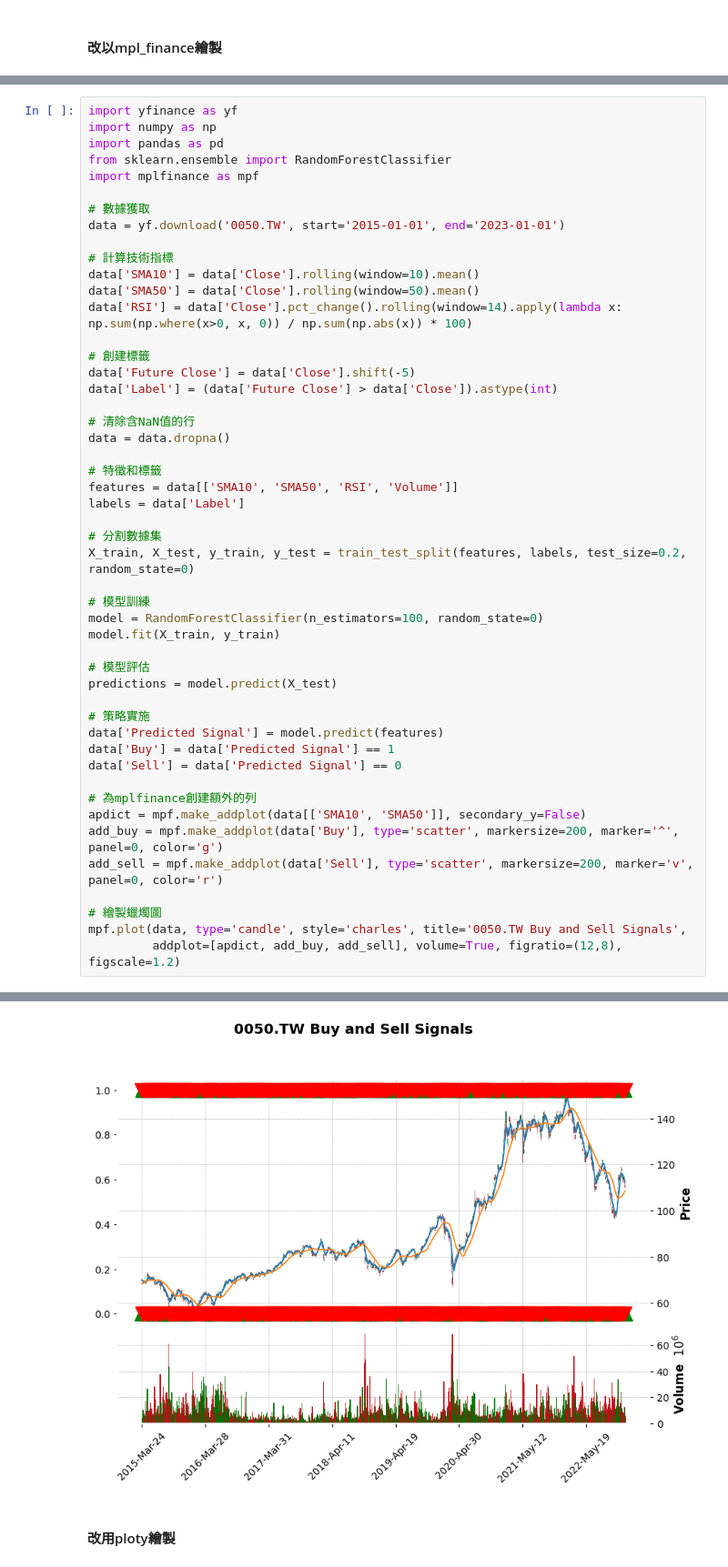
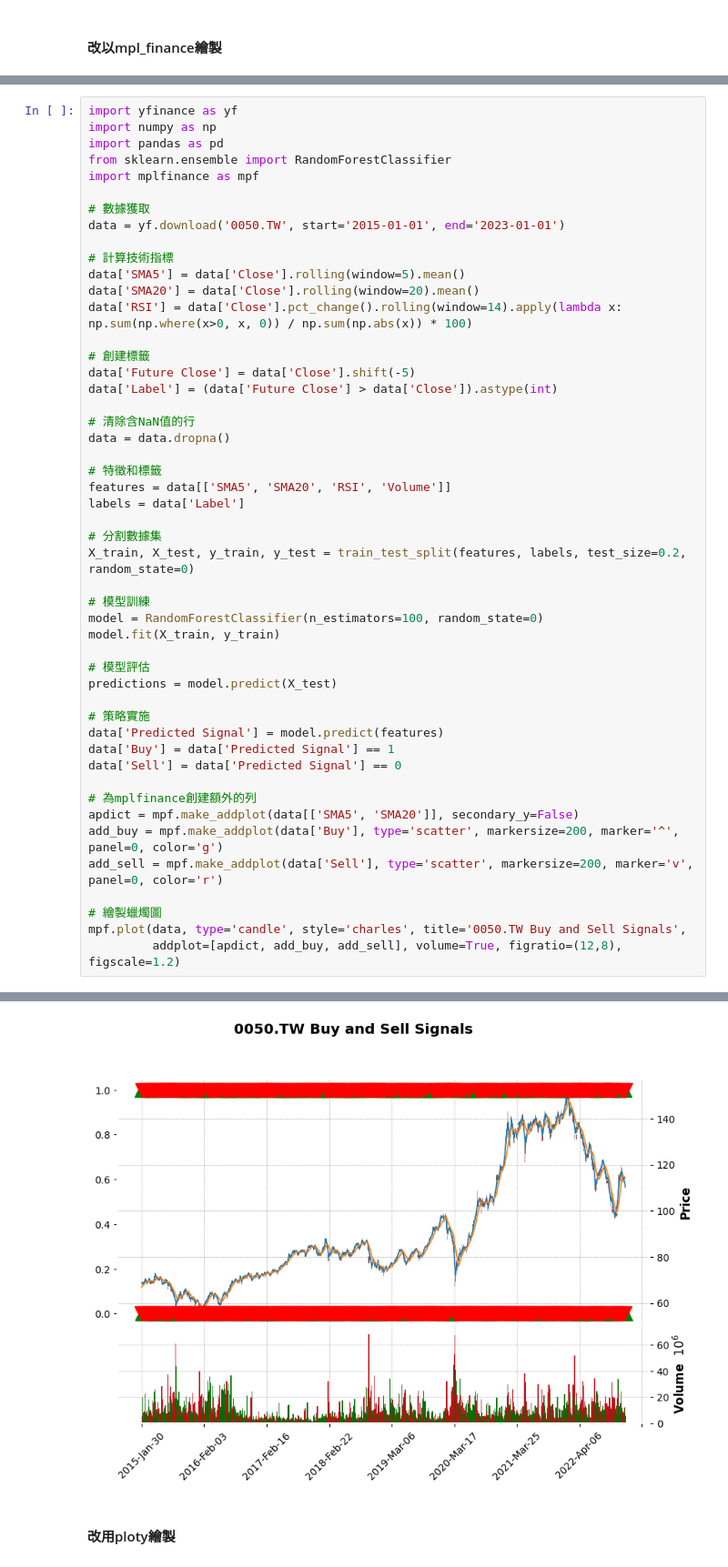
Before and after one commit to willismax/MediaSystem-Python-Course, a Jupyter notebook: 01.Intro-Python/Python資料分析應用_股票分析入門.ipynb, the cells around one changed output, grey strips where cells are left out. Shown at 91% size. Saved outputs shown, nothing was run; the diff lists cells and outputs as text.

```diff
--- a/01.Intro-Python/Python資料分析應用_股票分析入門.ipynb
+++ b/01.Intro-Python/Python資料分析應用_股票分析入門.ipynb
@@ -839,8 +871,8 @@ import mplfinance as mpf
 data = yf.download('0050.TW', start='2015-01-01', end='2023-01-01')
 
 # 計算技術指標
-data['SMA10'] = data['Close'].rolling(window=10).mean()
-data['SMA50'] = data['Close'].rolling(window=50).mean()
+data['SMA5'] = data['Close'].rolling(window=5).mean()
+data['SMA20'] = data['Close'].rolling(window=20).mean()
 data['RSI'] = data['Close'].pct_change().rolling(window=14).apply(lambda x: np.sum(np.where(x>0, x, 0)) / np.sum(np.abs(x)) * 100)
 
 # 創建標籤
@@ -851,7 +883,7 @@ data['Label'] = (data['Future Close'] > data['Close']).astype(int)
 data = data.dropna()
 
 # 特徵和標籤
-features = data[['SMA10', 'SMA50', 'RSI', 'Volume']]
+features = data[['SMA5', 'SMA20', 'RSI', 'Volume']]
 labels = data['Label']
 
 # 分割數據集
@@ -867,35 +899,35 @@ predictions = model.predict(X_test)
 # 策略實施
 data['Predicted Signal'] = model.predict(features)
 data['Buy'] = data['Predicted Signal'] == 1
 data['Sell'] = data['Predicted Signal'] == 0
 
 # 為mplfinance創建額外的列
-apdict = mpf.make_addplot(data[['SMA10', 'SMA50']], secondary_y=False)
+apdict = mpf.make_addplot(data[['SMA5', 'SMA20']], secondary_y=False)
 add_buy = mpf.make_addplot(data['Buy'], type='scatter', markersize=200, marker='^', panel=0, color='g')
 add_sell = mpf.make_addplot(data['Sell'], type='scatter', markersize=200, marker='v', panel=0, color='r')
 
 # 繪製蠟燭圖
 mpf.plot(data, type='candle', style='charles', title='0050.TW Buy and Sell Signals',
          addplot=[apdict, add_buy, add_sell], volume=True, figratio=(12,8), figscale=1.2)
 # %% [output]
 [*********************100%%**********************]  1 of 1 completed
 A value is trying to be set on a copy of a slice from a DataFrame.
 Try using .loc[row_indexer,col_indexer] = value instead
 
 See the caveats in the documentation: https://pandas.pydata.org/pandas-docs/stable/user_guide/indexing.html#returning-a-view-versus-a-copy
   data['Predicted Signal'] = model.predict(features)
 A value is trying to be set on a copy of a slice from a DataFrame.
 Try using .loc[row_indexer,col_indexer] = value instead
 
 See the caveats in the documentation: https://pandas.pydata.org/pandas-docs/stable/user_guide/indexing.html#returning-a-view-versus-a-copy
   data['Buy'] = data['Predicted Signal'] == 1
 A value is trying to be set on a copy of a slice from a DataFrame.
 ... (14 lines left out)
    LARGER than the number of data points you want to plot.
 
  ================================================================
   warnings.warn('\n\n ================================================================= '+
-[figure, old version]
+[figure, new version]
 # %% [markdown]
 #### 改用ploty繪製
 # %%
```
Also changed, not shown: parts of 9 cells of this notebook.
